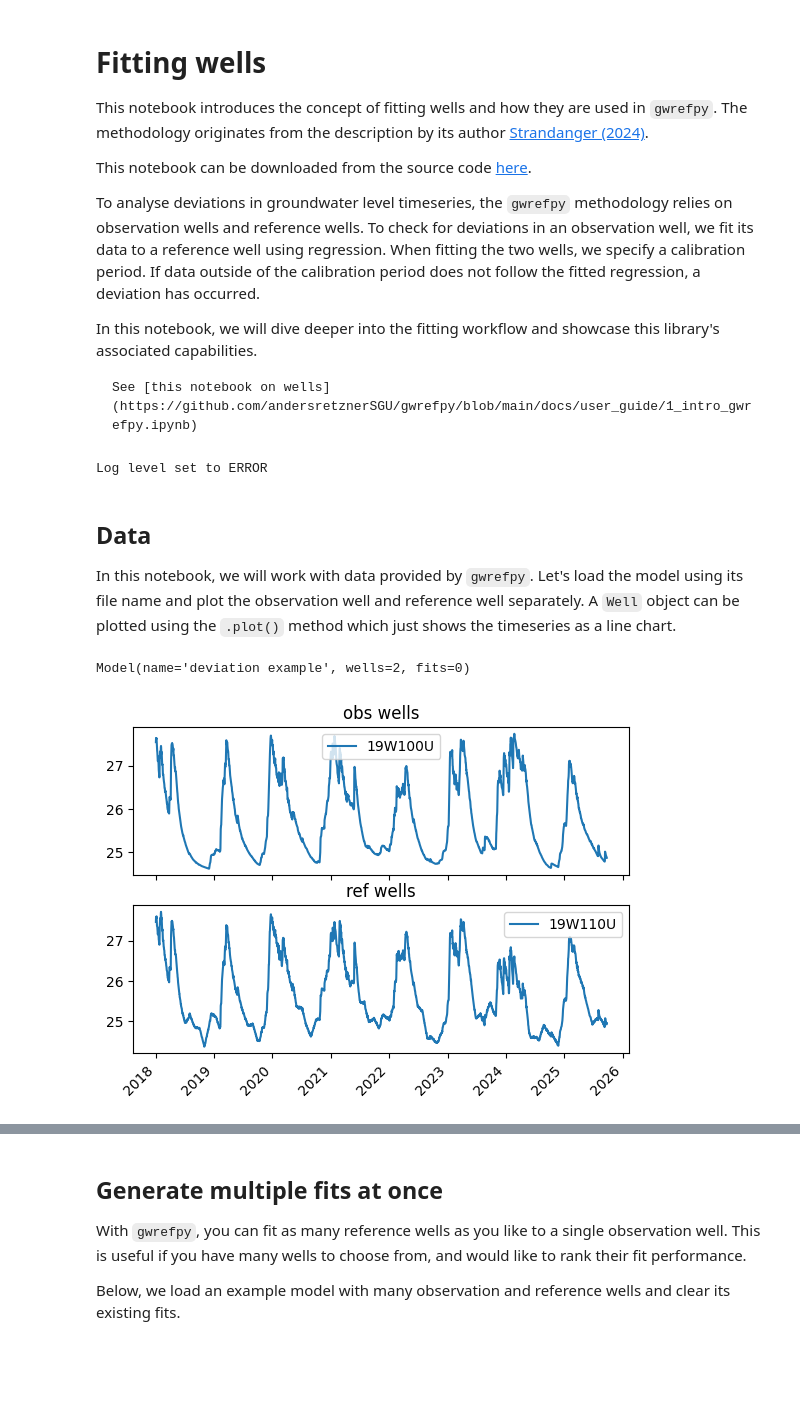
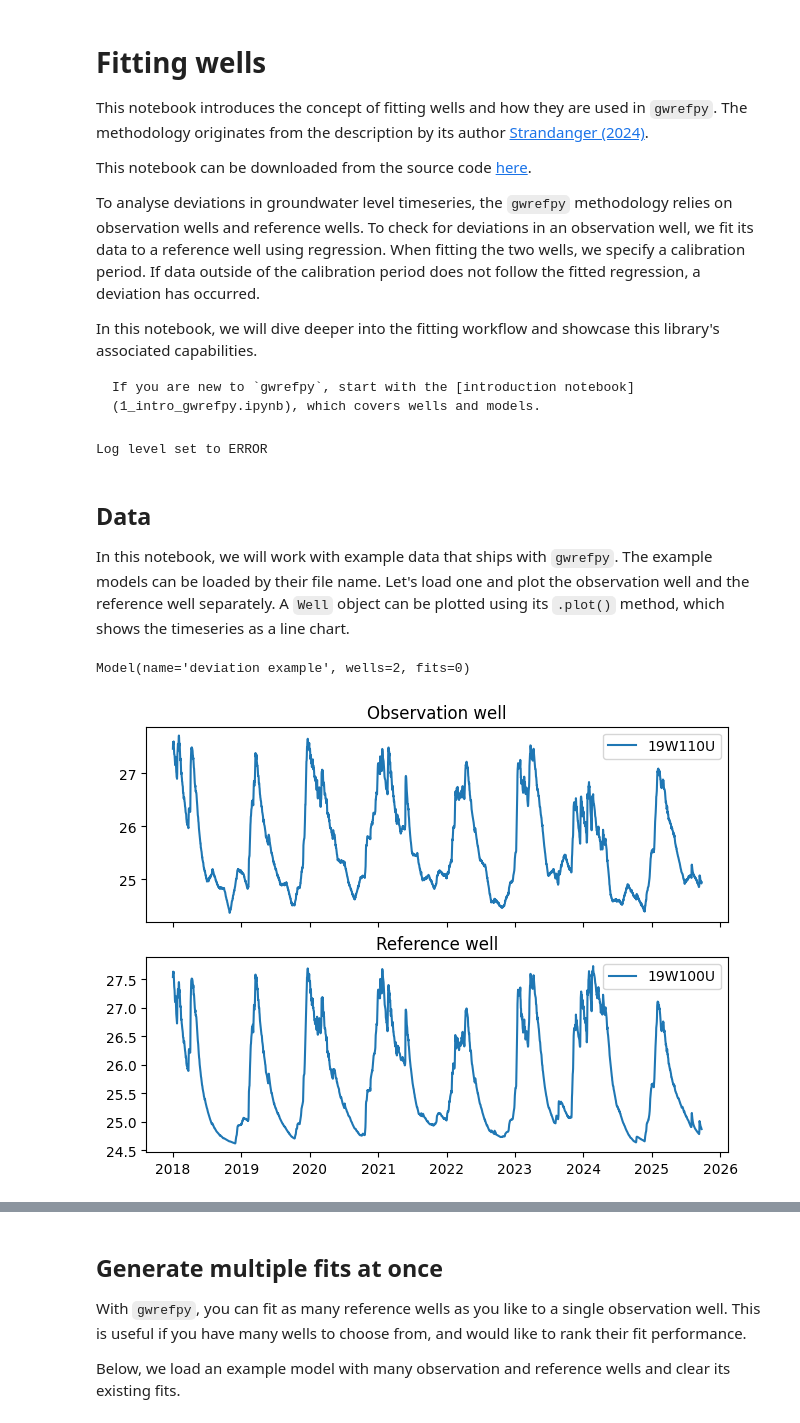
Before and after one commit to sgfsweden/gwrefpy, a Jupyter notebook: docs/user_guide/2_fitting_wells.ipynb, the cells around one changed output, grey strips where cells are left out. Saved outputs shown, nothing was run; the diff lists cells and outputs as text; code cells hidden in the pictures; blank space fills up the shorter version.

Commit message:
docs: adjusted docs for new plots

````diff
--- a/docs/user_guide/2_fitting_wells.ipynb
+++ b/docs/user_guide/2_fitting_wells.ipynb
@@ -3,14 +3,14 @@
 
 This notebook introduces the concept of fitting wells and how they are used in `gwrefpy`. The methodology originates from the description by its author [Strandanger (2024)](https://svenskageotekniskaforeningen.se/wp-content/uploads/Publikationer/SGF_Rapporter/2024_2_Akvifars_refmetod.pdf).
 
-This notebook can be downloaded from the source code [here](https://github.com/andersretznerSGU/gwrefpy/blob/main/docs/user_guide/2_fitting_wells.ipynb).
+This notebook can be downloaded from the source code [here](https://github.com/sgfsweden/gwrefpy/blob/main/docs/user_guide/2_fitting_wells.ipynb).
 
 To analyse deviations in groundwater level timeseries, the `gwrefpy` methodology relies on observation wells and reference wells. To check for deviations in an observation well, we fit its data to a reference well using regression. When fitting the two wells, we specify a calibration period. If data outside of the calibration period does not follow the fitted regression, a deviation has occurred.
 
 In this notebook, we will dive deeper into the fitting workflow and showcase this library's associated capabilities.
 
 ```{note}
-See [this notebook on wells](https://github.com/andersretznerSGU/gwrefpy/blob/main/docs/user_guide/1_intro_gwrefpy.ipynb)
+If you are new to `gwrefpy`, start with the [introduction notebook](1_intro_gwrefpy.ipynb), which covers wells and models.
 ```
 # %%
 import gwrefpy as gr
@@ -25,29 +25,24 @@ Log level set to ERROR
 # %% [markdown]
 ## Data
 
-In this notebook, we will work with data provided by `gwrefpy`. Let's load the model using its file name and plot the observation well and reference well separately. A `Well` object can be plotted using the `.plot()` method which just shows the timeseries as a line chart.
+In this notebook, we will work with example data that ships with `gwrefpy`. The example models can be loaded by their file name. Let's load one and plot the observation well and the reference well separately. A `Well` object can be plotted using its `.plot()` method, which shows the timeseries as a line chart.
 # %%
 model = gr.Model("deviation_example.gwref")
 model
 # %% [output]
 Model(name='deviation example', wells=2, fits=0)
 # %%
-fig, (up, down) = plt.subplots(nrows=2, sharex=True)
+fig, (up, down) = plt.subplots(nrows=2, sharex=True, layout="constrained")
 
+for well in model.wells.obs():
+    well.plot(ax=up)
 for well in model.wells.ref():
-    well.plot(ax=up)
-for well in model.wells.obs():
     well.plot(ax=down)
 
-up.set_title("obs wells")
-down.set_title("ref wells")
-
-up.legend()
-down.legend()
-
-fig.autofmt_xdate(rotation=45)
+up.set_title("Observation well")
+down.set_title("Reference well");
 # %% [output]
-[figure, old version]
+[figure, new version]
 # %% [markdown]
 ## Anatomy of a fit
 
````
Also changed, not shown: parts of 22 cells of this notebook, 3 other files.
